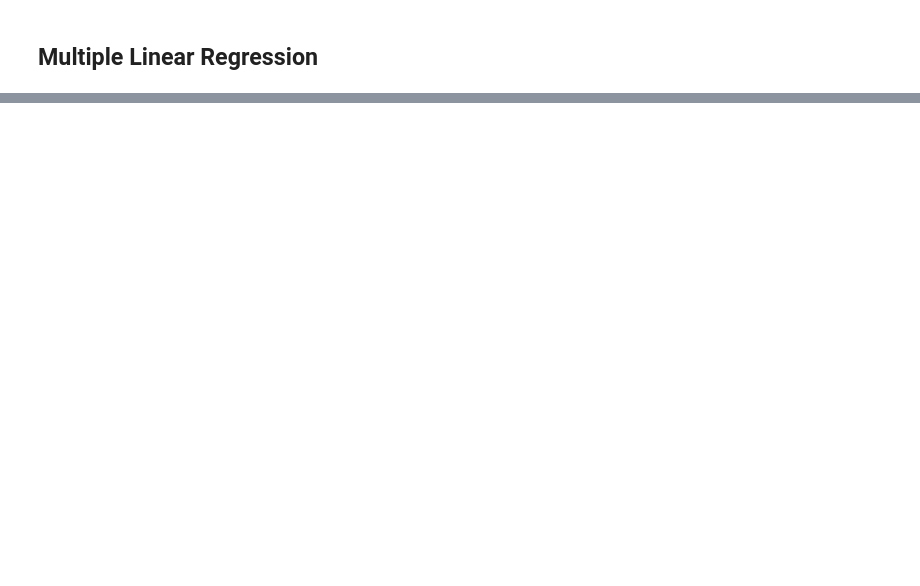
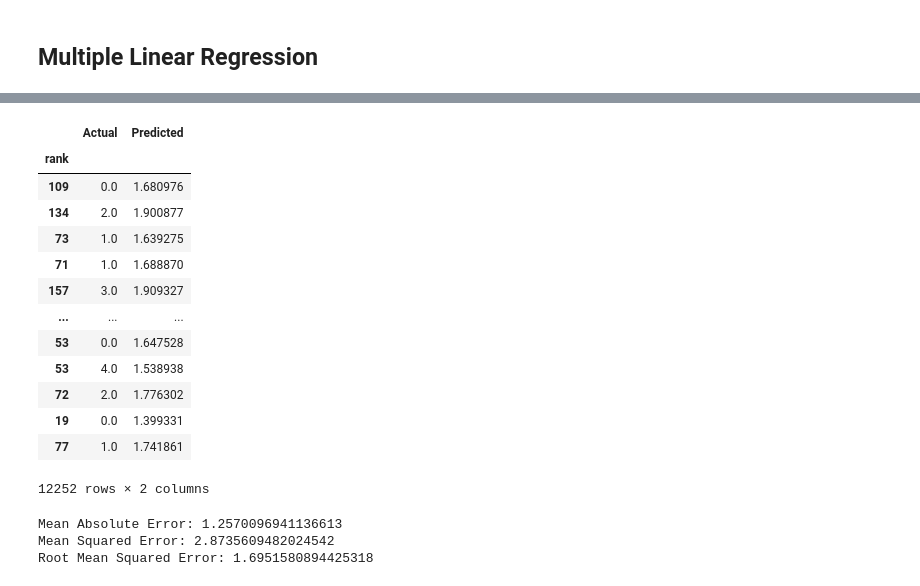
Before and after one commit to whiteroserobot/Mchezopesa-Ltd-football-prediction, a Jupyter notebook: ipweek 6.ipynb, the cells around one changed output, grey strips where cells are left out. Saved outputs shown, nothing was run; the diff lists cells and outputs as text; code cells hidden in the pictures; blank space fills up the shorter version.

```diff
--- a/ipweek 6.ipynb
+++ b/ipweek 6.ipynb
@@ -800,2 +869,27 @@ the variances are homogeneous!
 # %% [markdown]
 ## Multiple Linear Regression
+# %%
+# Preparing the Data
+# ---
+# Dividing the data into attributes and labels as we did previously.
+# However, unlike last time, this time around we are going to use column names for creating an attribute set and label.
+# ---
+#
+
+X = independent
+y = foota['home_score']
+# %%
+# Dividing our data into training and test sets
+# ---
+#
+from sklearn.model_selection import train_test_split
+X_train, X_test, y_train, y_test = train_test_split(X, y, test_size=0.2, random_state=0)
+# %%
+# Training the Algorithm
+# ---
+# To train the algorithm we execute the same code as before, using the fit() method of the LinearRegression class
+# ---
+#
+from sklearn.linear_model import LinearRegression
+regressor = LinearRegression()
+regressor.fit(X_train, y_train)
@@ -802 +932,40 @@ the variances are homogeneous!
+# %%
+# Making Predictions
+# ---
+# To make pre-dictions on the test data, execute the following
+# ---
+#
+y_pred = regressor.predict(X_test)
+
+# To compare the actual output values for X_test with the predicted values
+#
+df = pd.DataFrame({'Actual': y_test, 'Predicted': y_pred})
+df
+# %% [output]
+|  | Actual | Predicted |
+| rank |  |  |
+| 109 | 0.0 | 1.680976 |
+| 134 | 2.0 | 1.900877 |
+| 73 | 1.0 | 1.639275 |
+| 71 | 1.0 | 1.688870 |
+| 157 | 3.0 | 1.909327 |
+| ... | ... | ... |
+| 53 | 0.0 | 1.647528 |
+| 53 | 4.0 | 1.538938 |
+| 72 | 2.0 | 1.776302 |
+| 19 | 0.0 | 1.399331 |
+| 77 | 1.0 | 1.741861 |
+12252 rows × 2 columns
+# %%
+# Evaluating the Algorithm
+# ---
+#
+from sklearn import metrics
+print('Mean Absolute Error:', metrics.mean_absolute_error(y_test, y_pred))
+print('Mean Squared Error:', metrics.mean_squared_error(y_test, y_pred))
+print('Root Mean Squared Error:', np.sqrt(metrics.mean_squared_error(y_test, y_pred)))
+# %% [output]
+Mean Absolute Error: 1.2570096941136613
+Mean Squared Error: 2.8735609482024542
+Root Mean Squared Error: 1.6951580894425318
 # %% [markdown]
```
Also changed, not shown: parts of 24 cells of this notebook.
